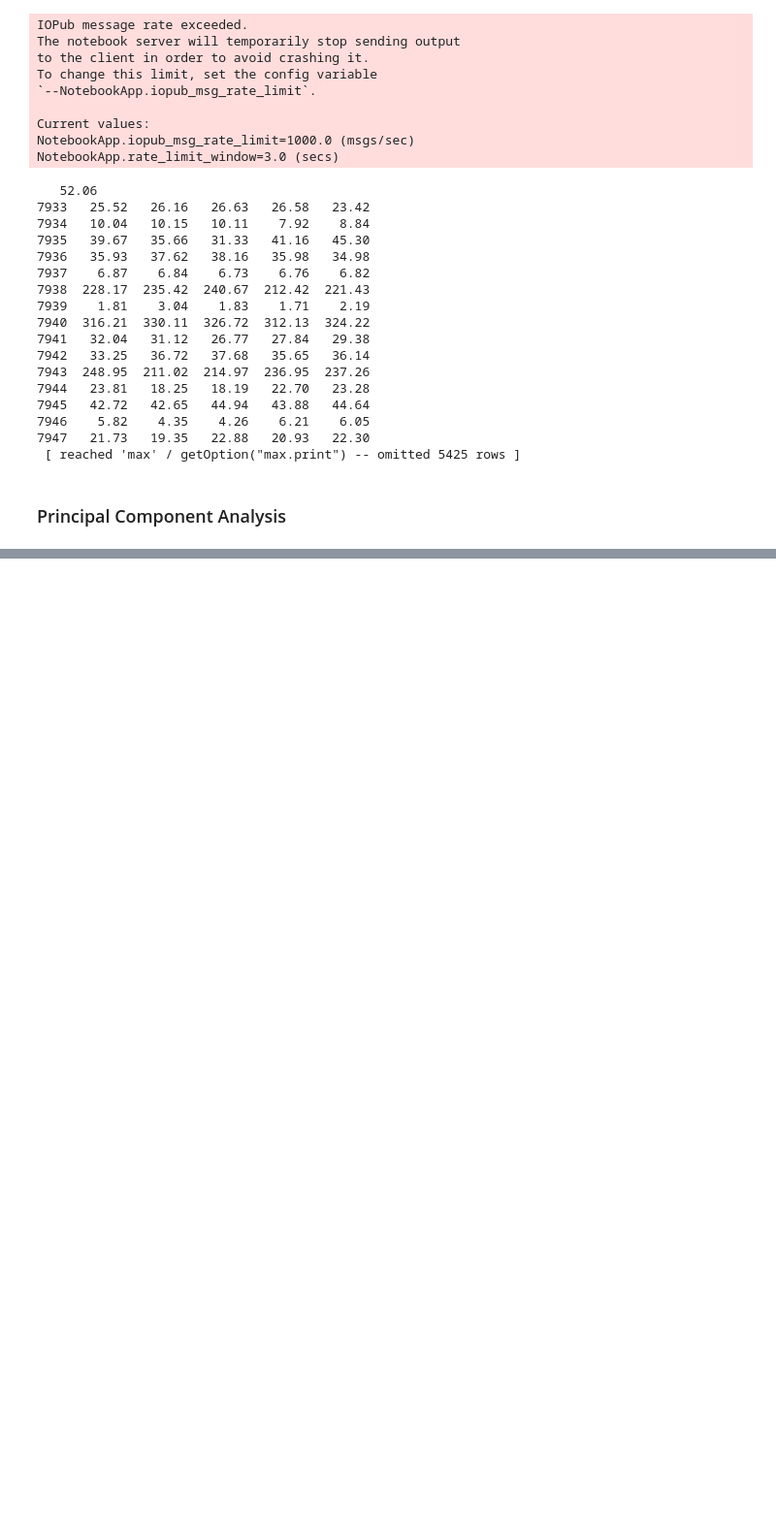
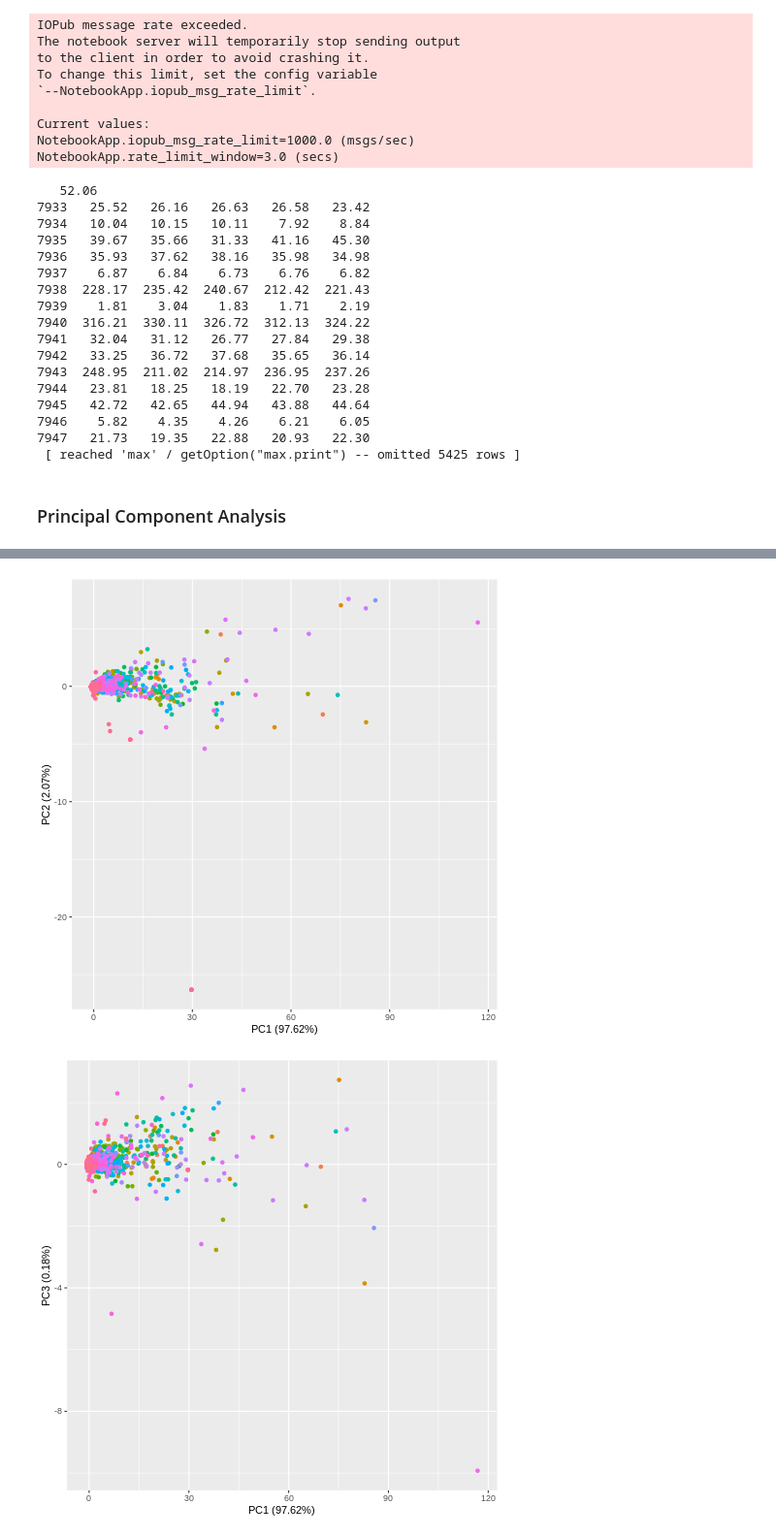
Before and after one commit to cindykhris/SummerInternship2020, a Jupyter notebook: SummerInternship2020.ipynb, the cells around one changed output, grey strips where cells are left out. Shown at 97% size. Saved outputs shown, nothing was run; the diff lists cells and outputs as text; code cells hidden in the pictures; blank space fills up the shorter version.

```diff
--- a/SummerInternship2020.ipynb
+++ b/SummerInternship2020.ipynb
@@ -241,0 +344,3 @@ heatmap(logdata)
+# %%
+%%R
+MaxGroupsForLegend <- 50
@@ -241,0 +390,45 @@ heatmap(logdata)
+# %%
+%%R
+#Main computation - perform PCA
+pca <- prcomp (data, scale. = sc, center=cent)
+pca_res = data.frame (pca$x, Group)
+# %%
+%%R
+
+#Draw PCA plots
+todraw = as.numeric (args[5])
+if (todraw < 2) {
+  todraw = 2
+}
+if (todraw > length (colnames (pca$x))) {
+  todraw = length (colnames (pca$x))
+}
+
+pdf ("PCA_plots.pdf")
+# %%
+%%R
+# Add variation percent to PC names
+ei = pca$sdev^2
+vp = ei / sum(ei) * 100.0
+prevnames <- colnames (pca$x)
+newnames <- paste (colnames (pca$x), "(", round (vp, digits=2), "%)", sep="")
+newnames_prt <- paste (colnames (pca$x), " (", round (vp, digits=2), "%)", sep="")
+
+
+if (length (unique (Group)) <= MaxGroupsForLegend) {
+  legend_pos <- "bottom"
+} else {
+  legend_pos <- "none"
+}
+
+for (i in 1:(todraw-1)) {
+  for (j in (i+1):todraw) {
+    plot = ggplot (data.frame (pca$x), aes_string(x=colnames (pca$x) [i], y=colnames(pca$x)[j], colour = "Group")) + geom_point() + labs(x=newnames_prt[i], y=newnames_prt[j], color=LegendTitle) + theme(legend.position=legend_pos)
+    print (plot)
+  }
+}
+
+tmp <- dev.off ()
+# %% [output]
+[figure, added]
+[figure, added]
```
Also changed, not shown: parts of 17 cells of this notebook.
